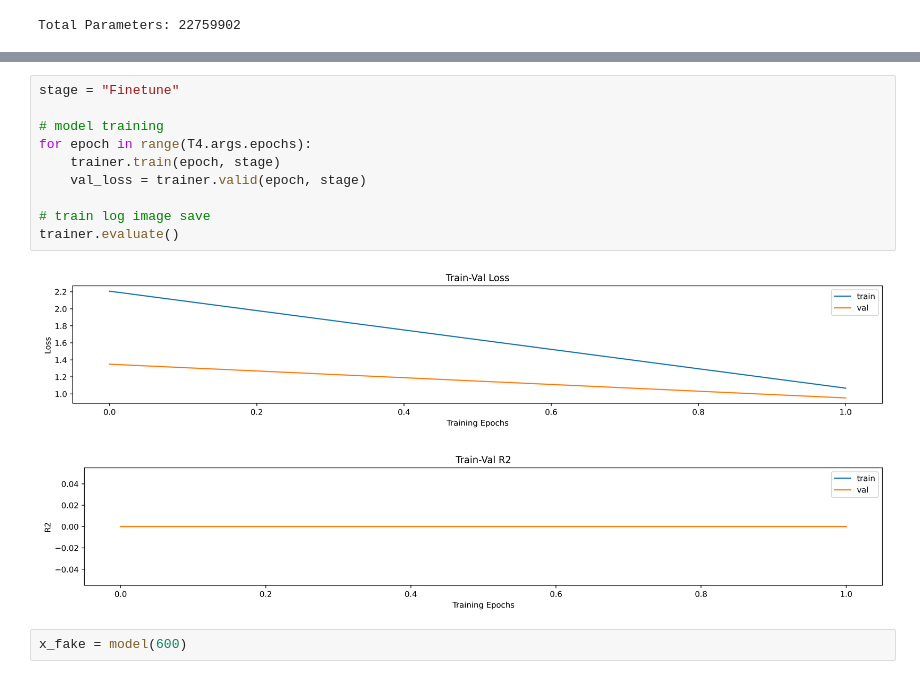
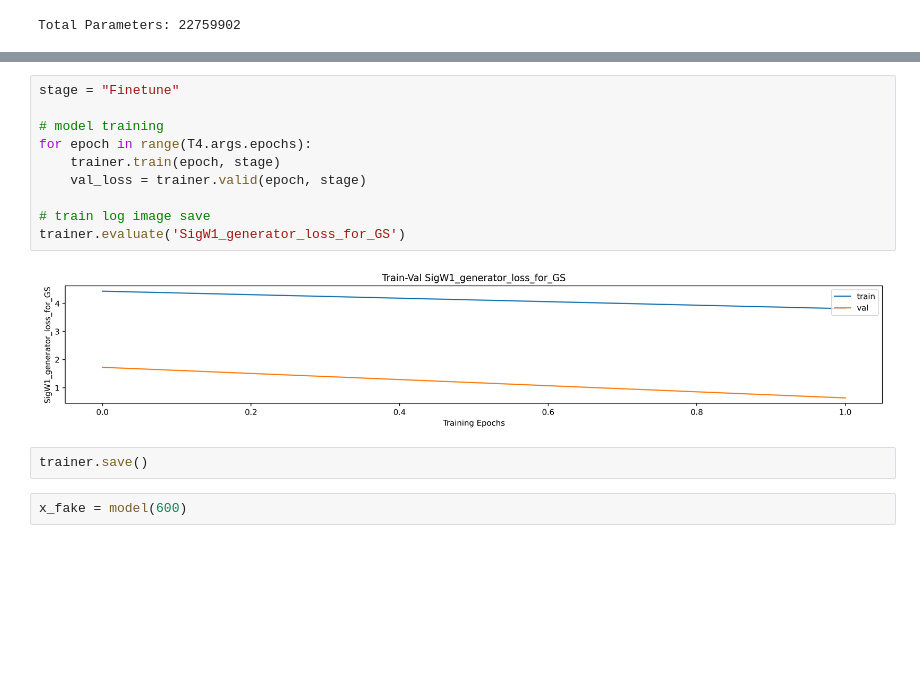
Before and after one commit to kimjuhwan1234/Study_DL_and_Coding, a Jupyter notebook: GENERATION/T4sigwgan.ipynb, the cells around one changed output, grey strips where cells are left out. Drawn from its saved outputs; the diff is of its cells as text; blank space fills up the shorter version.

```diff
--- a/GENERATION/T4sigwgan.ipynb
+++ b/GENERATION/T4sigwgan.ipynb
@@ -48,16 +47,17 @@ trainer.evaluate()
 # %%
 stage = "Finetune"
 
 # model training
 for epoch in range(T4.args.epochs):
     trainer.train(epoch, stage)
     val_loss = trainer.valid(epoch, stage)
 
 # train log image save
-trainer.evaluate()
+trainer.evaluate('SigW1_generator_loss_for_GS')
 # %% [output]
-[figure, old version]
+[figure, new version]
-[figure, removed]
+# %%
+trainer.save()
 # %%
 x_fake = model(600)
 # %%
```
Also changed, not shown: parts of 3 cells of this notebook, 11 other files.
